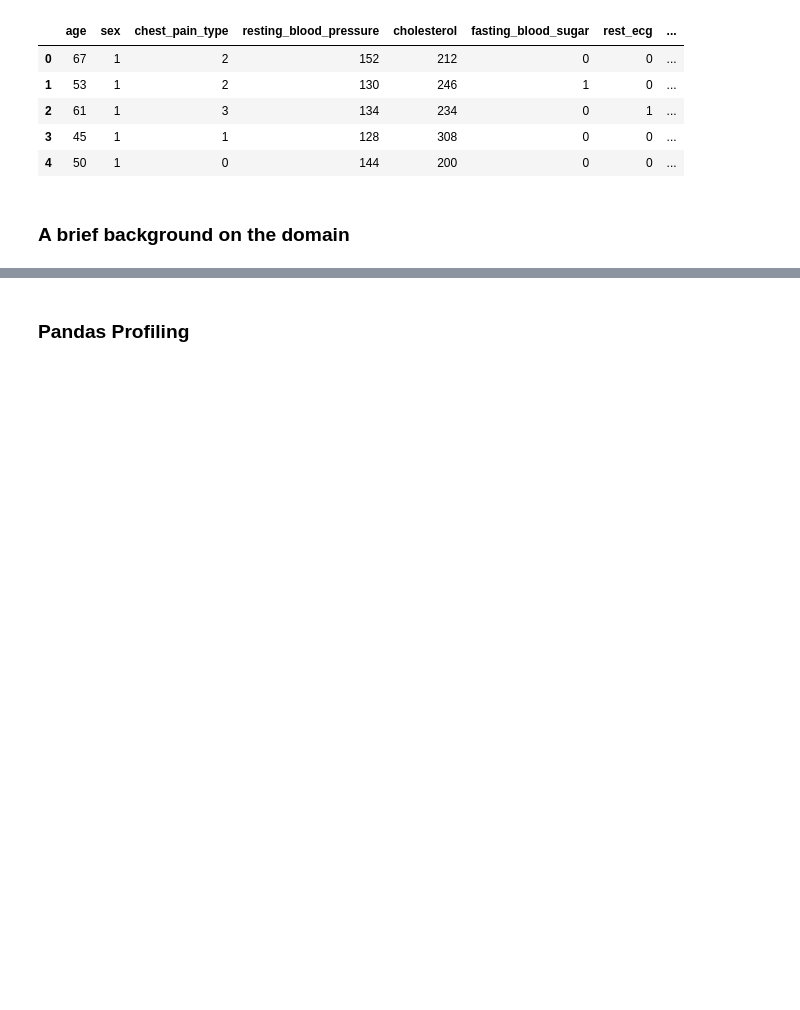
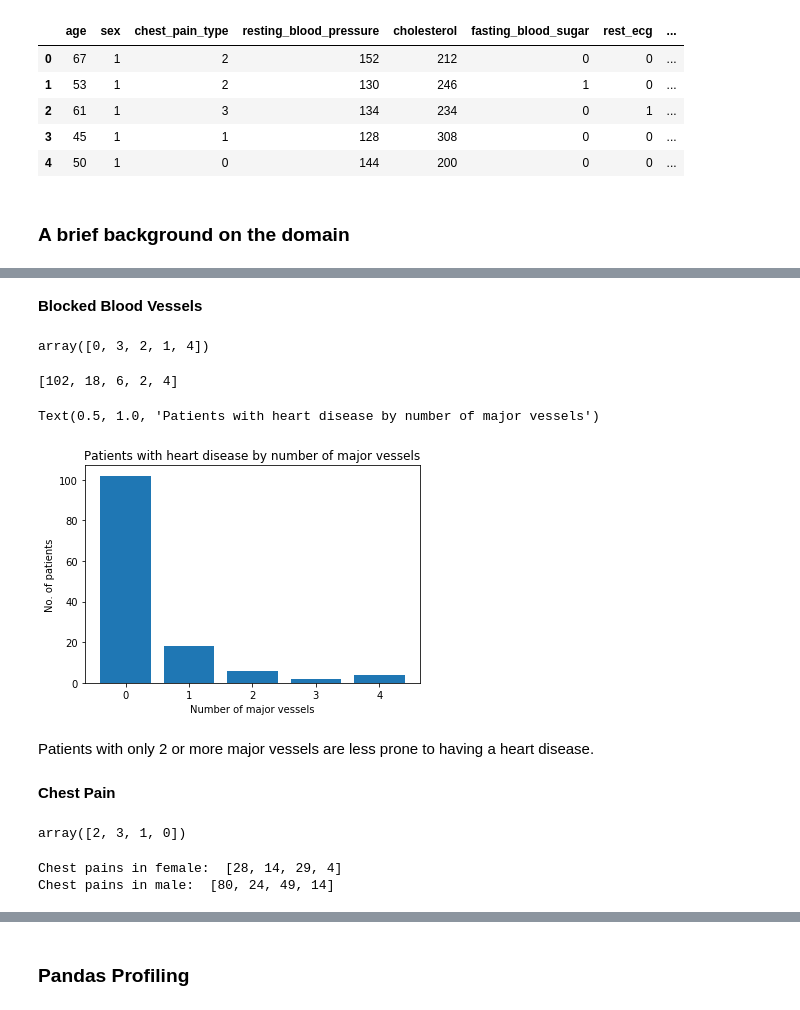
Before and after one commit to bajracharya-kshitij/heart_disease, a Jupyter notebook: Heart Disease.ipynb, the cells around one changed output, grey strips where cells are left out. Cells and saved outputs as stored; diff of their text form; code cells hidden in the pictures; blank space fills up the shorter version.

Commit message:
Add visualizations

```diff
--- a/Heart Disease.ipynb
+++ b/Heart Disease.ipynb
@@ -83,7 +83,7 @@ Renaming columns
 # %%
 train_df.columns = ['age', 'sex', 'chest_pain_type', 'resting_blood_pressure', 'cholesterol', 'fasting_blood_sugar',
               'rest_ecg', 'max_heart_rate_achieved',
-       'exercise_induced_angina', 'st_depression', 'st_slope', 'num_major_vessels', 'thalassemia', 'target']
+       'exercise_induced_angina', 'oldpeak', 'slope', 'num_major_vessels', 'thalassemia', 'target']
 # %%
 train_df.head()
 # %% [output]
@@ -108,0 +112,30 @@ Heart disease symptoms caused by **abnormal heartbeats**. Heart may beat too qui
+# %% [markdown]
+**Blocked Blood Vessels**
+# %%
+train_df['num_major_vessels'].unique()
+# %% [output]
+array([0, 3, 2, 1, 4])
+# %%
+def get_heart_disease_count_by_number_of_major_vessels(number_of_major_vessels):
+    return len(train_df[(train_df['num_major_vessels'] == number_of_major_vessels) & (train_df['target'] == 1)])
+# %%
+patients_with_heart_disease_by_number_of_major_vessels = [get_heart_disease_count_by_number_of_major_vessels(i) for i in range(5)]
+print(patients_with_heart_disease_by_number_of_major_vessels)
+# %% [output]
+[102, 18, 6, 2, 4]
+# %%
+plt.bar(np.arange(5), [get_heart_disease_count_by_number_of_major_vessels(i) for i in range(5)])
+plt.xlabel('Number of major vessels')
+plt.ylabel('No. of patients')
+plt.title('Patients with heart disease by number of major vessels')
+# %% [output]
+Text(0.5, 1.0, 'Patients with heart disease by number of major vessels')
+[figure, added]
+# %% [markdown]
+Patients with only 2 or more major vessels are less prone to having a heart disease.
+# %% [markdown]
+**Chest Pain**
+# %%
+train_df['chest_pain_type'].unique()
+# %% [output]
+array([2, 3, 1, 0])
@@ -108,0 +148,6 @@ Heart disease symptoms caused by **abnormal heartbeats**. Heart may beat too qui
+# %%
+print('Chest pains in female: ', cp_female)
+print('Chest pains in male: ', cp_male)
+# %% [output]
+Chest pains in female:  [28, 14, 29, 4]
+Chest pains in male:  [80, 24, 49, 14]
```
Also changed, not shown: parts of 18 cells of this notebook.
